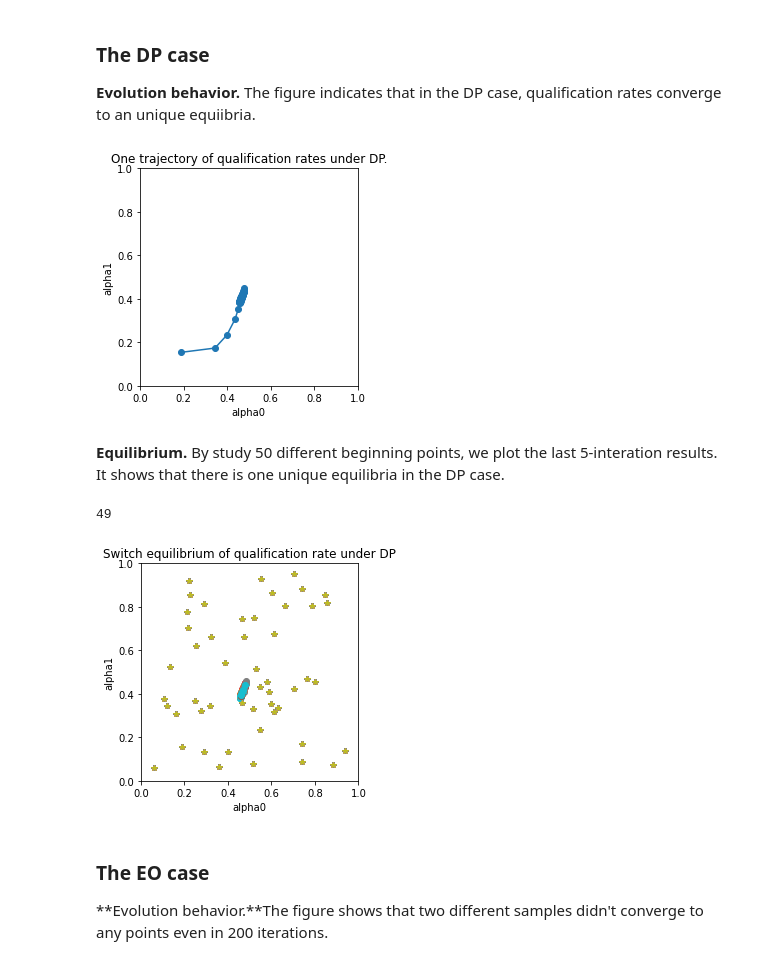
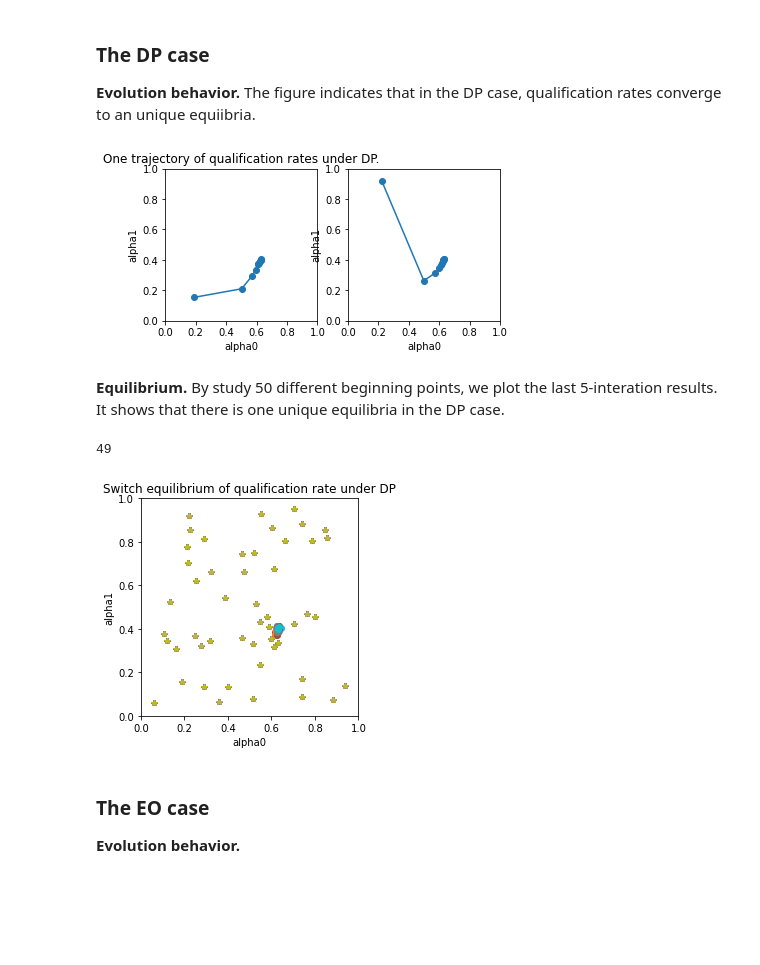
Before and after one commit to TURuibo/long-term-impact-of-fairness-constraints, a Jupyter notebook: COMPAS_dynamics.ipynb, the cells around one changed output. Drawn from its saved outputs; the diff is of its cells as text; code cells hidden in the pictures; blank space fills up the shorter version.

```diff
--- a/COMPAS_dynamics.ipynb
+++ b/COMPAS_dynamics.ipynb
@@ -51,12 +51,12 @@ plt.show()
 # The order of index in T:
 # ["qualification state", "decision", "group"]
 T = np.zeros((2, 2, 2))
-T[0,0,0] = 0.3
+T[0,0,0] = 0.1
 T[0,1,0] = 0.5
 T[1,0,0] = 0.5
-T[1,1,0] = 0.7
+T[1,1,0] = 0.9
 
-T[0,0,1] = 0.1 # "Caucasian"
-T[0,1,1] = 0.5
-T[1,0,1] = 0.5
-T[1,1,1] = 0.9
+T[0,0,1] = 0.4 # "Caucasian"
+T[0,1,1] = 0.2
+T[1,0,1] = 0.2
+T[1,1,1] = 0.6
@@ -63,3 +75,8 @@ T[1,1,1] = 0.9
+# %%
+def transition(alpha,tpr,fpr,T, group):
+    g0 = T[0,0,group]*fpr + T[0,1,group]*(1-fpr)
+    g1 = T[1,0,group]*(1-tpr) + T[1,1,group]*tpr
+    return alpha*g1 + (1-alpha)*g0
 # %% [markdown]
 ## The evolution trajectory of qualification states
 
@@ -121,7 +177,7 @@ plt.show()
 **Equilibrium.** By study 50 different beginning points, we plot the last 5-interation results. It shows that there is one unique equilibria in the UN case.
 # %%
 np.random.seed(777)
-MAX_ITERATION_EQUILIBRIUM = 50
+MAX_ITERATION_EQUILIBRIUM = 10
 
 plt.figure()
 
@@ -172,7 +228,7 @@ plt.show()
 **Evolution behavior.** The figure indicates that in the DP case, qualification rates converge to an unique equiibria.
 # %%
 np.random.seed(777)
-MAX_ITERATION_EQUILIBRIUM = 50
+MAX_ITERATION_EQUILIBRIUM = 10
 
 k=0
 
@@ -187,39 +243,78 @@ while t < MAX_ITERATION_EQUILIBRIUM:
 
     # sample individuals from 4 sub-groups
     X_train,y_train,sensitive_features_train = dataSelection(X,y,sensitive_features,subgroups_indices,ratio)
 
     # train (fair) classifiers
     pr,acc,tpr,fpr = eva_classifier_dp(X_train,y_train,sensitive_features_train)
 
     # transitions
     alpha0_dp_evolution.append(transition(alpha0,
                                           tpr["African-American"],
                                           fpr["African-American"],
                                           T, group = 0))
 
     alpha1_dp_evolution.append(transition(alpha1,
                                           tpr["Caucasian"],fpr["Caucasian"],
                                           T, group = 1))
 
     alpha0 = alpha0_dp_evolution[-1]
     alpha1 = alpha1_dp_evolution[-1]
 
 plt.figure()
+plt.subplot(1,2,1)
 plt.axis('square')
 plt.xlabel('alpha0')
 plt.ylabel('alpha1')
 plt.plot(alpha0_dp_evolution,alpha1_dp_evolution,'o-')
 plt.ylim(0, 1)
 plt.xlim(0, 1)
 plt.title("One trajectory of qualification rates under DP.")
+
+k=45
+
+alpha0, alpha1 =  alpha0List[k],alpha1List[k]
+alpha0_dp_evolution=[alpha0]
+alpha1_dp_evolution=[alpha1]
+t = 0
+while t < MAX_ITERATION_EQUILIBRIUM:
+    t+=1
+    # r_label0_group0,r_label0_group1,r_label1_group0,r_label1_group1
+    ratio = P0*(1-alpha0),(1-P0)*(1-alpha1),P0*alpha0,(1-P0)*alpha1
+
+    # sample individuals from 4 sub-groups
+    X_train,y_train,sensitive_features_train = dataSelection(X,y,sensitive_features,subgroups_indices,ratio)
+
+    # train (fair) classifiers
+    pr,acc,tpr,fpr = eva_classifier_dp(X_train,y_train,sensitive_features_train)
+
+    # transitions
+    alpha0_dp_evolution.append(transition(alpha0,
+                                          tpr["African-American"],
+                                          fpr["African-American"],
+                                          T, group = 0))
+
+    alpha1_dp_evolution.append(transition(alpha1,
+                                          tpr["Caucasian"],fpr["Caucasian"],
+                                          T, group = 1))
+
+    alpha0 = alpha0_dp_evolution[-1]
+    alpha1 = alpha1_dp_evolution[-1]
+
+plt.subplot(1,2,2)
+plt.axis('square')
+plt.xlabel('alpha0')
+plt.ylabel('alpha1')
+plt.plot(alpha0_dp_evolution,alpha1_dp_evolution,'o-')
+plt.ylim(0, 1)
+plt.xlim(0, 1)
 plt.show()
 # %% [output]
-[figure, old version]
+[figure, new version]
 # %% [markdown]
 **Equilibrium.** By study 50 different beginning points, we plot the last 5-interation results. It shows that there is one unique equilibria in the DP case.
 # %%
 np.random.seed(777)
-MAX_ITERATION_EQUILIBRIUM = 50
+MAX_ITERATION_EQUILIBRIUM = 10
 
 plt.figure()
 
@@ -264,10 +359,10 @@ plt.title("Switch equilibrium of qualification rate under DP")
 plt.show()
 # %% [output]
 49
-[figure, old version]
+[figure, new version]
-# %% [markdown]
-### The EO case
-
-**Evolution behavior.**The figure shows that two different samples didn't converge to any points even in 200 iterations.
+# %% [markdown]
+### The EO case
+
+**Evolution behavior.**
 # %%
 np.random.seed(777)
```
Also changed, not shown: parts of 17 cells of this notebook, 2 other files.
